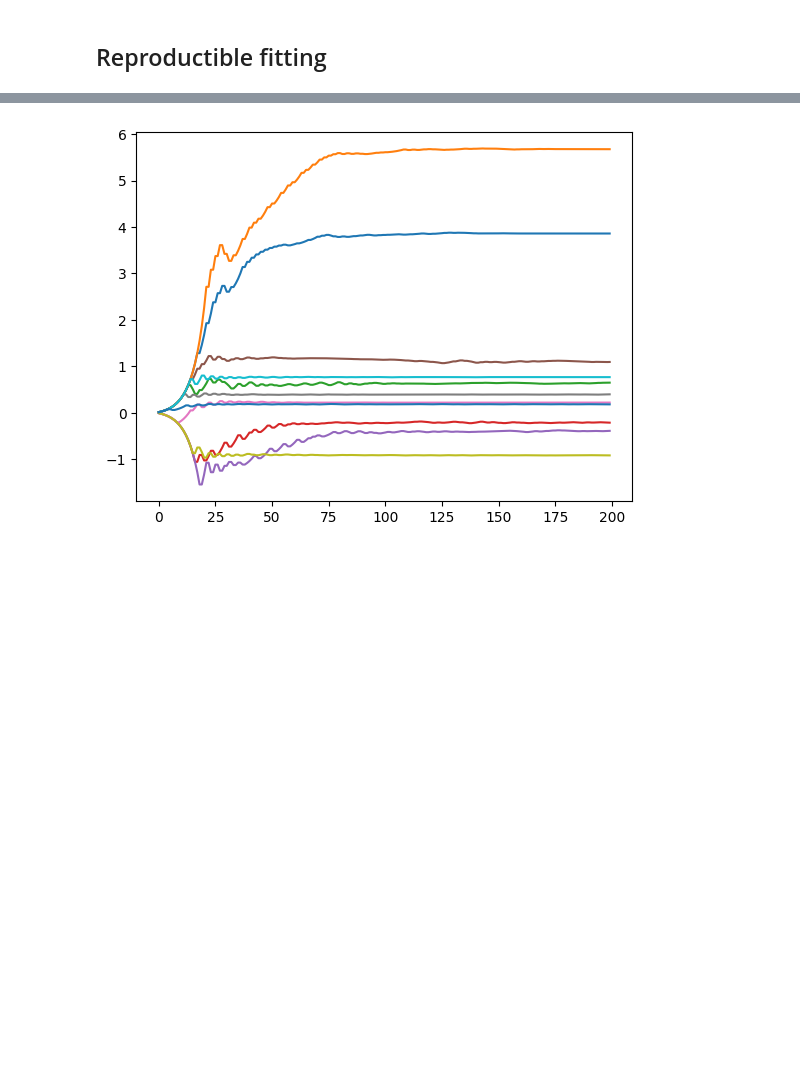
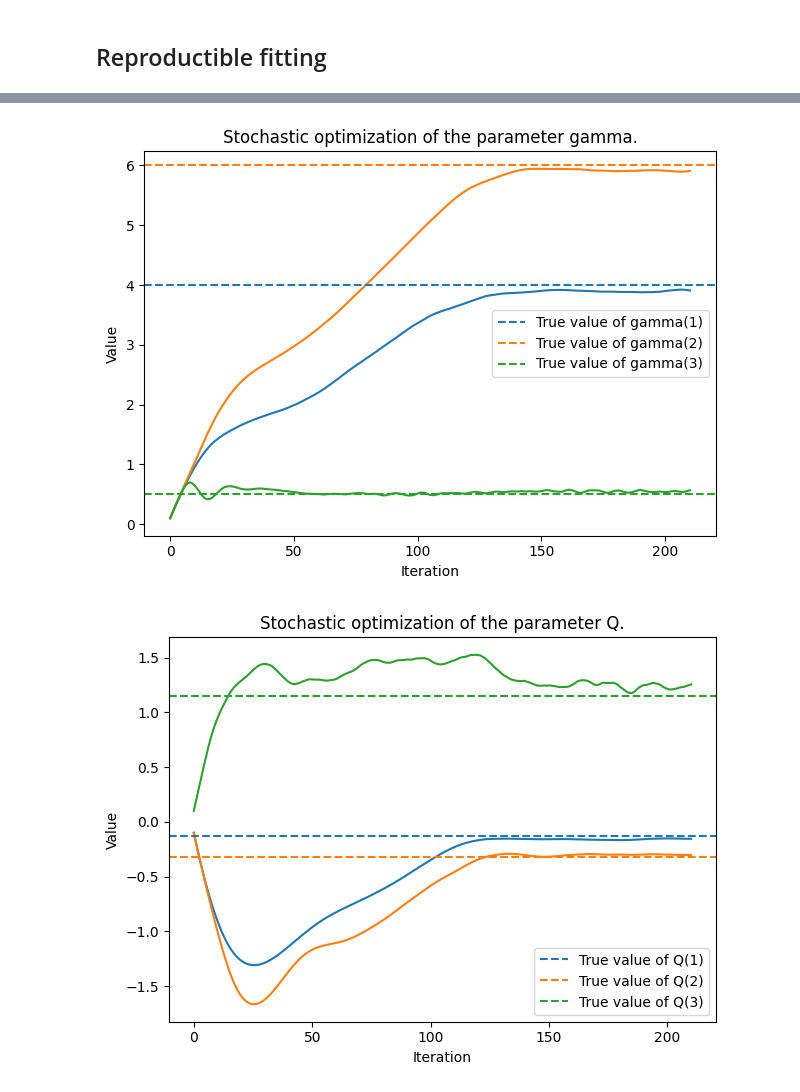
Before and after one commit to felixlaplante/jmstate, a Jupyter notebook: fitting-test.ipynb, the cells around one changed output, grey strips where cells are left out. Drawn from its saved outputs; the diff is of its cells as text; code cells hidden in the pictures; blank space fills up the shorter version.

```diff
--- a/fitting-test.ipynb
+++ b/fitting-test.ipynb
@@ -122,12 +124,76 @@ model = MultiStateJointModel(model_design, init_params)
 
 metrics = model.do(
     data,
-    job_factories=[RandomFit(torch.optim.Rprop, etas=(0.8, 1.2)), LogParamsHistory()],
+    job_factories=[
+        RandomFit(lr=0.1, amsgrad=True),
+        LogParamsHistory(),
+        ValueStop(),
+    ],
+    max_iterations=500,
 )
-
-plt.plot(  # type: ignore
-    torch.cat([p.as_flat_tensor[None] for p in cast(list[ModelParams], metrics)], dim=0)
-)
-plt.show()  # type: ignore
-# %% [output]
-[figure, removed]
+# %%
+params_dict = model.params_.as_dict
+real_params_dict = real_model.params_.as_dict
+colors: list[Any] = cast(list[Any], plt.get_cmap("tab10").colors)  # type: ignore
+
+for key, val in params_dict.items():
+    if isinstance(val, torch.Tensor):
+        plt.plot(  # type: ignore
+            torch.cat(
+                [
+                    cast(torch.Tensor, p.as_dict[key])[None]
+                    for p in cast(list[ModelParams], metrics)
+                ],
+                dim=0,
+            )
+        )
+        for i, true_val in enumerate(real_params_dict[key]):
+            plt.axhline(  # type: ignore
+                y=cast(torch.Tensor, true_val).item(),
+                color=colors[i],
+                linestyle="--",
+                label=(
+                    f"True value of {key}"
+                    + (f"({i + 1})" if len(real_params_dict[key]) > 1 else "")
+                ),
+            )
+        plt.title(f"Stochastic optimization of the parameter {key}.")  # type: ignore
+        plt.legend()  # type: ignore
+        plt.xlabel("Iteration")  # type: ignore
+        plt.ylabel("Value")  # type: ignore
+        plt.tight_layout()
+        plt.show()  # type: ignore
+    else:
+        for subkey in val:
+            plt.plot(  # type: ignore
+                torch.cat(
+                    [
+                        p.as_dict[key][subkey][None]
+                        for p in cast(list[ModelParams], metrics)
+                    ],
+                    dim=0,
+                )
+            )
+            for i, true_val in enumerate(real_params_dict[key][subkey]):
+                plt.axhline(  # type: ignore
+                    y=true_val.item(),
+                    color=colors[i],
+                    linestyle="--",
+                    label=(
+                        f"True value of {key}[{subkey}]"
+                        + (
+                            f"({i + 1})"
+                            if len(real_params_dict[key][subkey]) > 1
+                            else ""
+                        )
+                    ),
+                )
+            plt.title(f"Stochastic optimization of the parameter {key}[{subkey}].")  # type: ignore
+            plt.legend()  # type: ignore
+            plt.xlabel("Iteration")  # type: ignore
+            plt.ylabel("Value")  # type: ignore
+            plt.tight_layout()
+            plt.show()  # type: ignore
+# %% [output]
+[figure, added]
+[figure, added]
```
Also changed, not shown: parts of 8 cells of this notebook, 5 other files.
